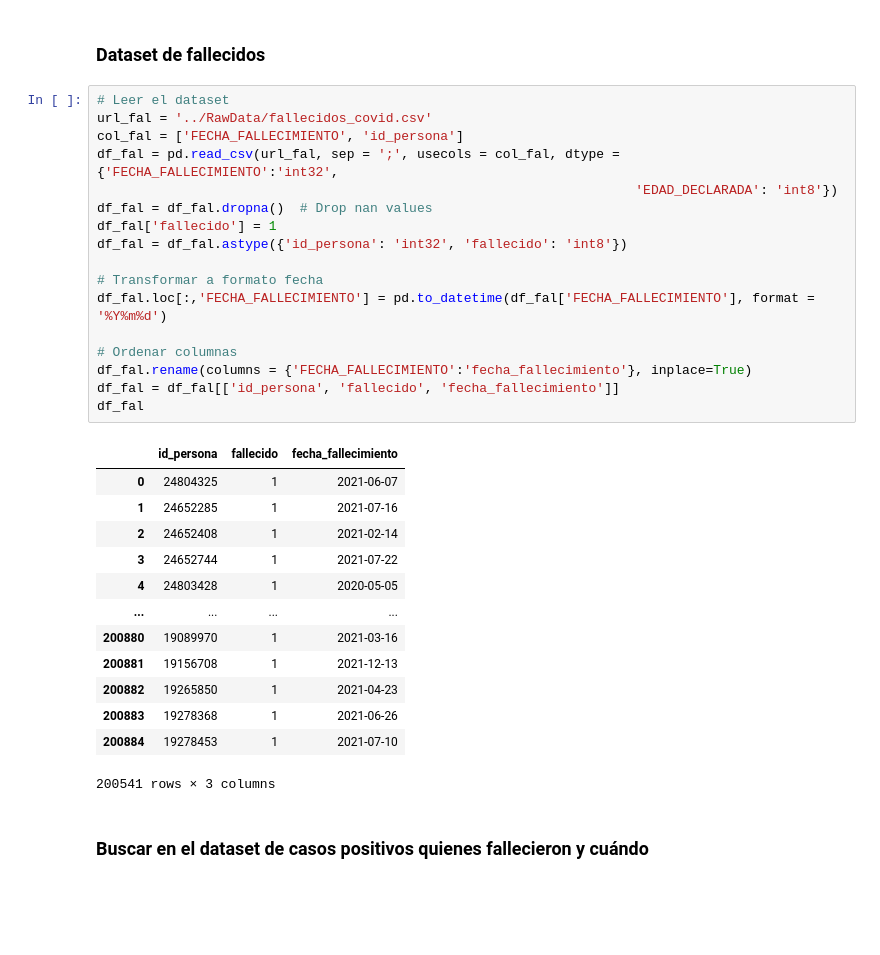
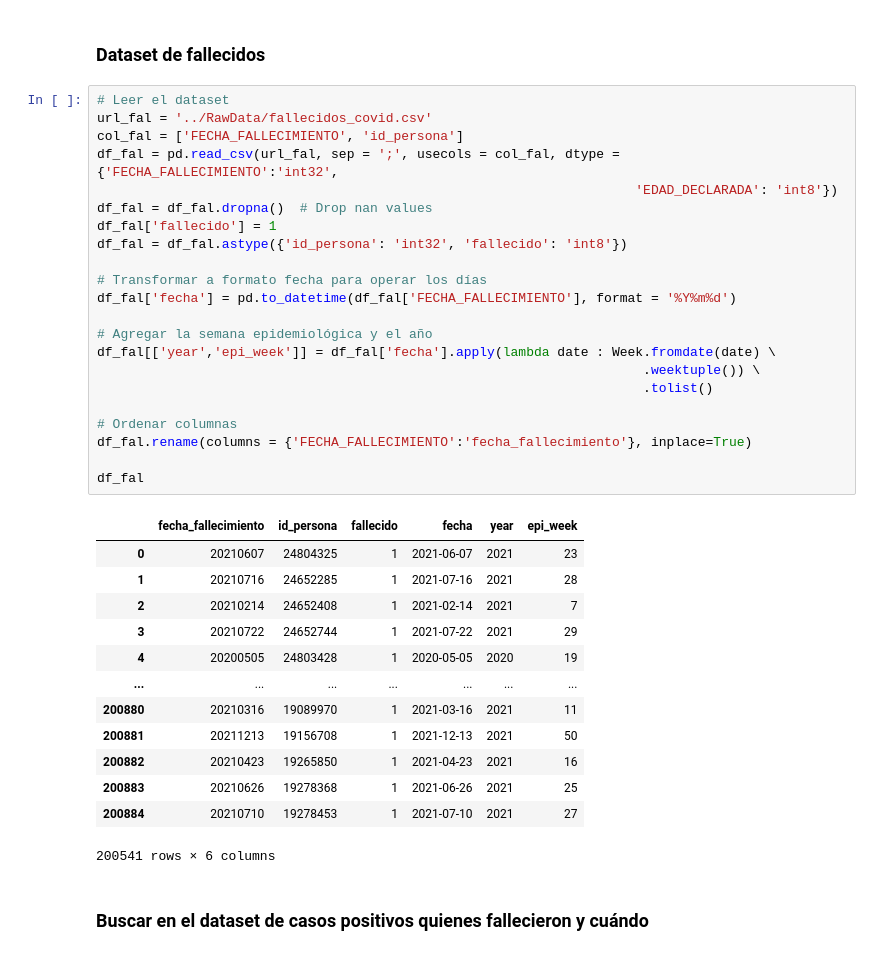
Before and after one commit to xxotto/covid19-Peru, a Jupyter notebook: Notebooks/3_DataFiltering.ipynb, the cells around one changed output. Cells and saved outputs as stored; diff of their text form; blank space fills up the shorter version.

```diff
--- a/Notebooks/3_DataFiltering.ipynb
+++ b/Notebooks/3_DataFiltering.ipynb
@@ -115,34 +115,39 @@ df_cas
 # %%
 # Leer el dataset
 url_fal = '../RawData/fallecidos_covid.csv'
 col_fal = ['FECHA_FALLECIMIENTO', 'id_persona']
 df_fal = pd.read_csv(url_fal, sep = ';', usecols = col_fal, dtype = {'FECHA_FALLECIMIENTO':'int32',
                                                                      'EDAD_DECLARADA': 'int8'})
 df_fal = df_fal.dropna()  # Drop nan values
 df_fal['fallecido'] = 1
 df_fal = df_fal.astype({'id_persona': 'int32', 'fallecido': 'int8'})
 
-# Transformar a formato fecha
-df_fal.loc[:,'FECHA_FALLECIMIENTO'] = pd.to_datetime(df_fal['FECHA_FALLECIMIENTO'], format = '%Y%m%d')
+# Transformar a formato fecha para operar los días
+df_fal['fecha'] = pd.to_datetime(df_fal['FECHA_FALLECIMIENTO'], format = '%Y%m%d')
+
+# Agregar la semana epidemiológica y el año
+df_fal[['year','epi_week']] = df_fal['fecha'].apply(lambda date : Week.fromdate(date) \
+                                                                      .weektuple()) \
+                                                                      .tolist()
 
 # Ordenar columnas
 df_fal.rename(columns = {'FECHA_FALLECIMIENTO':'fecha_fallecimiento'}, inplace=True)
-df_fal = df_fal[['id_persona', 'fallecido', 'fecha_fallecimiento']]
+
 df_fal
 # %% [output]
-|  | id_persona | fallecido | fecha_fallecimiento |
-| 0 | 24804325 | 1 | 2021-06-07 |
-| 1 | 24652285 | 1 | 2021-07-16 |
-| 2 | 24652408 | 1 | 2021-02-14 |
-| 3 | 24652744 | 1 | 2021-07-22 |
-| 4 | 24803428 | 1 | 2020-05-05 |
-| ... | ... | ... | ... |
-| 200880 | 19089970 | 1 | 2021-03-16 |
-| 200881 | 19156708 | 1 | 2021-12-13 |
-| 200882 | 19265850 | 1 | 2021-04-23 |
-| 200883 | 19278368 | 1 | 2021-06-26 |
-| 200884 | 19278453 | 1 | 2021-07-10 |
+|  | fecha_fallecimiento | id_persona | fallecido | fecha | year | epi_week |
+| 0 | 20210607 | 24804325 | 1 | 2021-06-07 | 2021 | 23 |
+| 1 | 20210716 | 24652285 | 1 | 2021-07-16 | 2021 | 28 |
+| 2 | 20210214 | 24652408 | 1 | 2021-02-14 | 2021 | 7 |
+| 3 | 20210722 | 24652744 | 1 | 2021-07-22 | 2021 | 29 |
+| 4 | 20200505 | 24803428 | 1 | 2020-05-05 | 2020 | 19 |
+| ... | ... | ... | ... | ... | ... | ... |
+| 200880 | 20210316 | 19089970 | 1 | 2021-03-16 | 2021 | 11 |
+| 200881 | 20211213 | 19156708 | 1 | 2021-12-13 | 2021 | 50 |
+| 200882 | 20210423 | 19265850 | 1 | 2021-04-23 | 2021 | 16 |
+| 200883 | 20210626 | 19278368 | 1 | 2021-06-26 | 2021 | 25 |
+| 200884 | 20210710 | 19278453 | 1 | 2021-07-10 | 2021 | 27 |
-200541 rows × 3 columns
+200541 rows × 6 columns
 # %% [markdown]
 ### Buscar en el dataset de casos positivos quienes fallecieron y cuándo
 # %%
```
Also changed, not shown: parts of 13 cells of this notebook, 4 other files.
